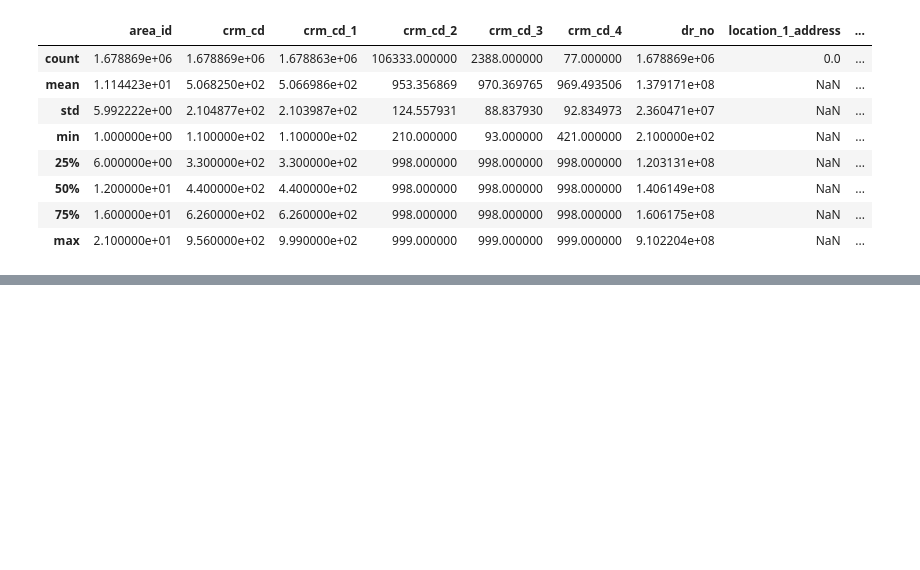
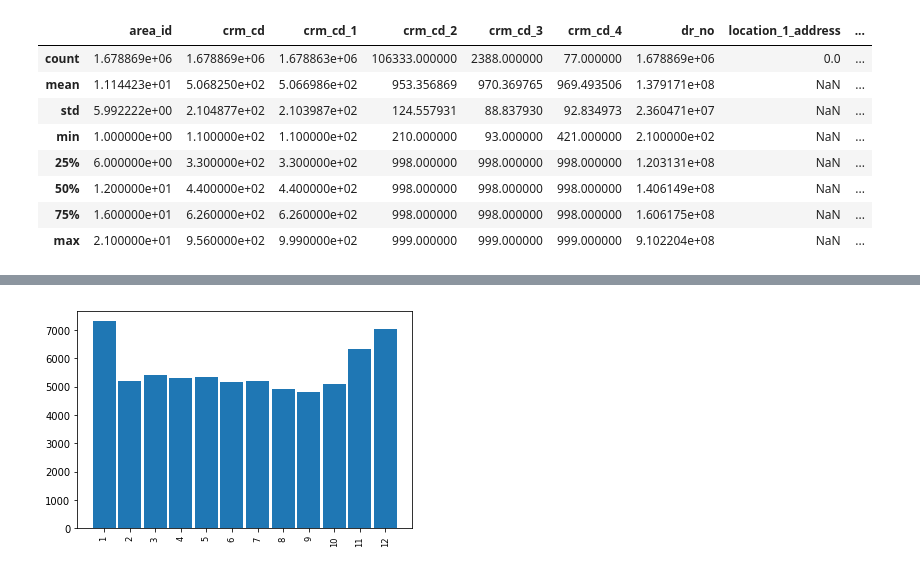
Before and after one commit to MaxwellWilliams/defogger, a Jupyter notebook: general_analysis.ipynb, the cells around one changed output, grey strips where cells are left out. Drawn from its saved outputs; the diff is of its cells as text; code cells hidden in the pictures; blank space fills up the shorter version.

```diff
--- a/general_analysis.ipynb
+++ b/general_analysis.ipynb
@@ -151,0 +130,4 @@ list(range(1,13))
+# %%
+crime_month_distribution(330) # BURGLARY FROM VEHICLE
+# %% [output]
+[figure, added]
```
Also changed, not shown: parts of 14 cells of this notebook.
